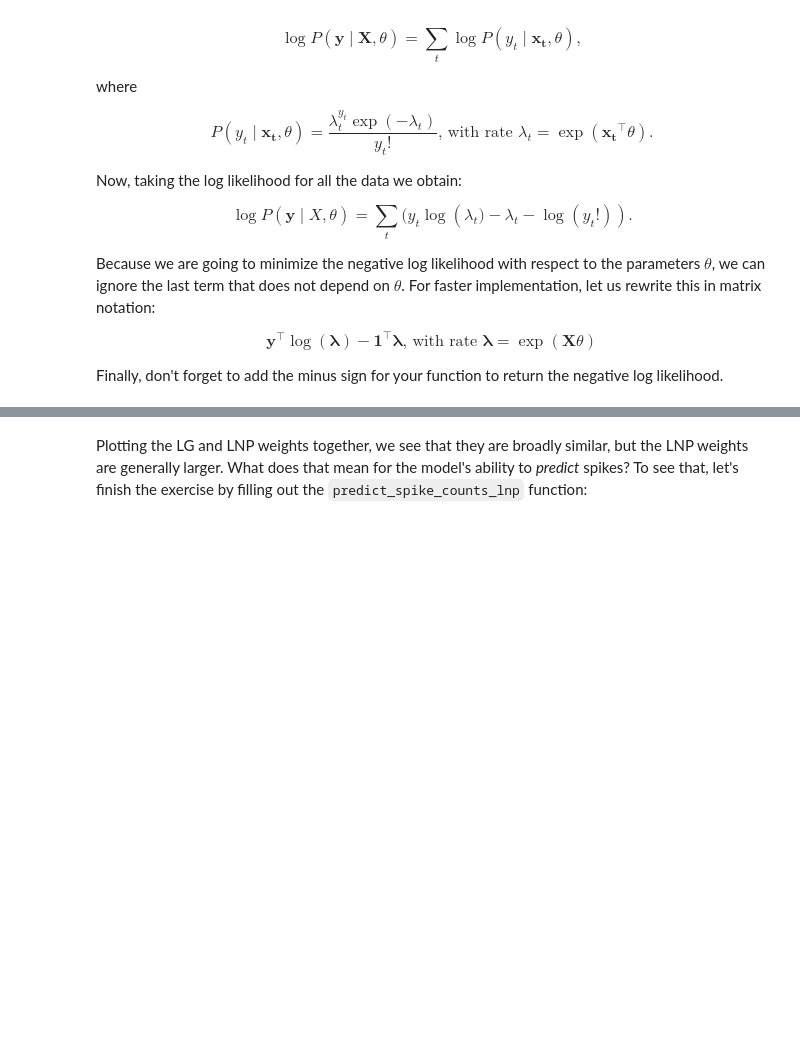
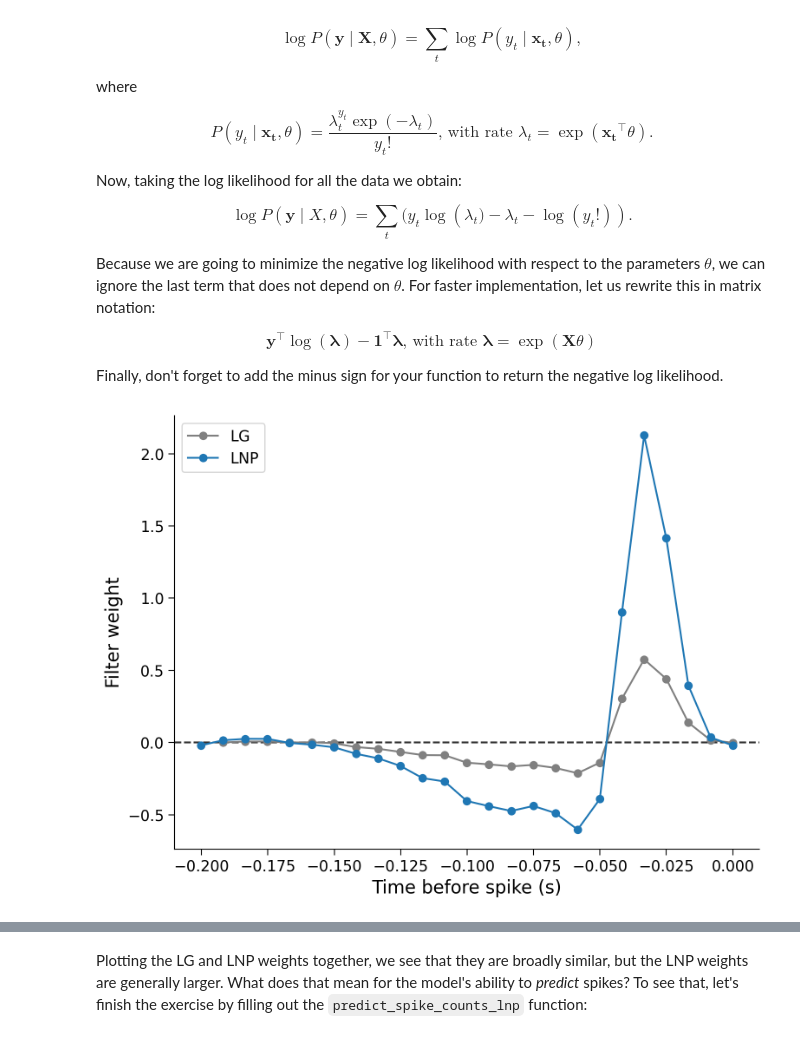
Before and after one commit to SuhaasAdiraju/NeuromatchAcademy2023_SSA, a Jupyter notebook: tutorials/W1D3_GeneralizedLinearModels/student/W1D3_Tutorial1.ipynb, the cells around one changed output, grey strips where cells are left out. Saved outputs shown, nothing was run; the diff lists cells and outputs as text; code cells hidden in the pictures; blank space fills up the shorter version.

```diff
--- a/tutorials/W1D3_GeneralizedLinearModels/student/W1D3_Tutorial1.ipynb
+++ b/tutorials/W1D3_GeneralizedLinearModels/student/W1D3_Tutorial1.ipynb
@@ -666,14 +666,14 @@ def neg_log_lik_lnp(theta, X, y):
   """
   #####################################################################
   # Fill in missing code (...), then remove the error
-  raise NotImplementedError("Complete the neg_log_lik_lnp function")
+      #raise NotImplementedError("Complete the neg_log_lik_lnp function")
   #####################################################################
 
   # Compute the Poisson log likelihood
   rate = np.exp(X @ theta)
-  log_lik = y @ ... - ...
+  log_lik = y @ np.log(rate) - rate.sum()
 
-  return ...
+  return -(log_lik)
 
 
 def fit_lnp(stim, spikes, d=25):
@@ -685,36 +685,38 @@ def fit_lnp(stim, spikes, d=25):
     d (number): Number of time lags to use.
 
   Returns:
     1D array: MLE parameters
 
   """
   #####################################################################
   # Fill in missing code (...), then remove the error
-  raise NotImplementedError("Complete the fit_lnp function")
+      #raise NotImplementedError("Complete the fit_lnp function")
   #####################################################################
 
   # Build the design matrix
   y = spikes
   constant = np.ones_like(y)
   X = np.column_stack([constant, make_design_matrix(stim)])
 
   # Use a random vector of weights to start (mean 0, sd .2)
   x0 = np.random.normal(0, .2, d + 1)
 
   # Find parameters that minmize the negative log likelihood function
-  res = minimize(..., args=(X, y))
+  res = minimize(neg_log_lik_lnp, x0, args=(X, y))
 
-  return ...
+  return res['x']
 
 
 # Fit LNP model
 theta_lnp = fit_lnp(stim, spikes)
 
 # Visualize
 plot_spike_filter(theta_lg[1:], dt_stim, show=False, color=".5", label="LG")
 plot_spike_filter(theta_lnp[1:], dt_stim, show=False, label="LNP")
 plt.legend(loc="upper left")
 plt.show()
+# %% [output]
+[figure, added]
 # %% [markdown]
 [*Click for solution*](https://github.com/NeuromatchAcademy/course-content/tree/main/tutorials/W1D3_GeneralizedLinearModels/solutions/W1D3_Tutorial1_Solution_0d56b394.py)
 
```
Also changed, not shown: parts of 1 cell of this notebook.
